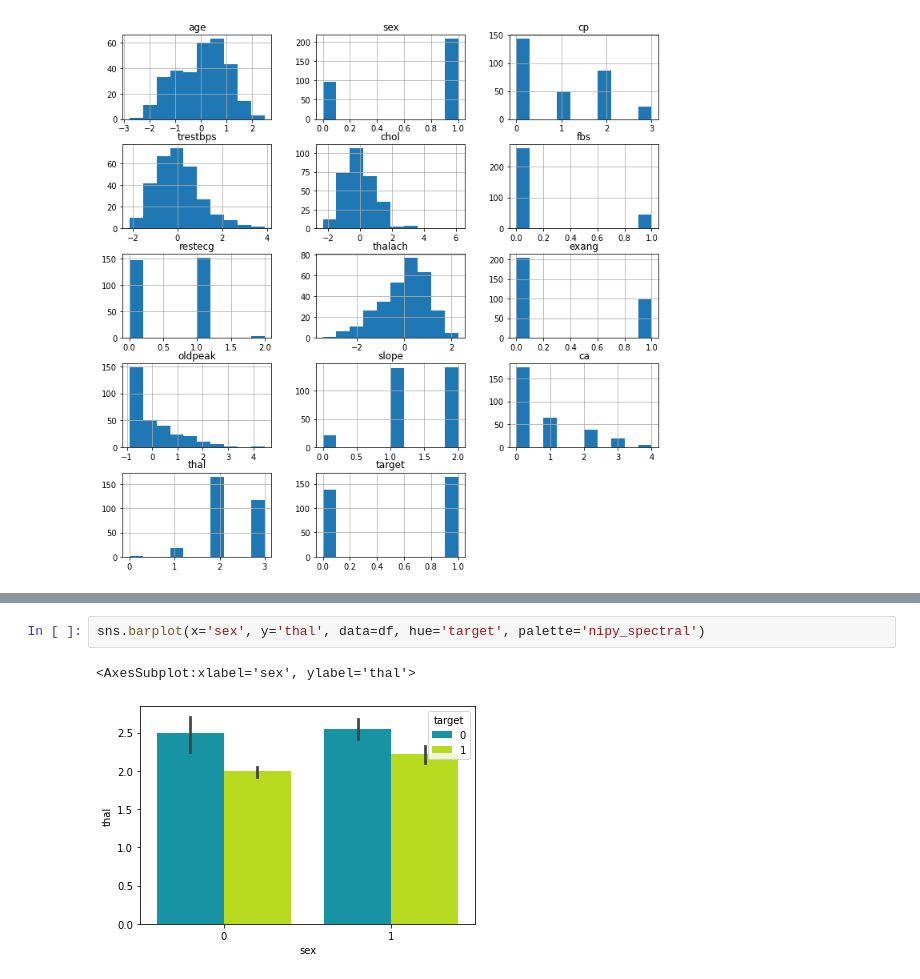
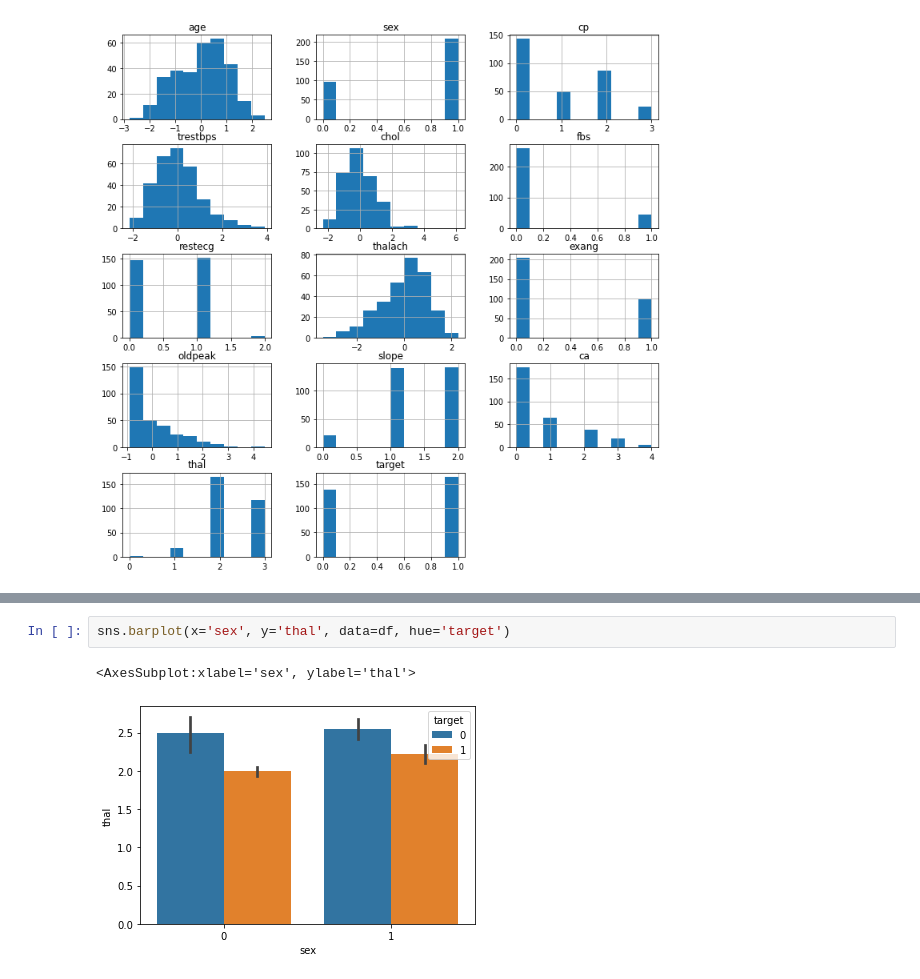
Before and after one commit to mshavliuk/BDA_project, a Jupyter notebook: bda_project_report.ipynb, the cells around one changed output, grey strips where cells are left out. Drawn from its saved outputs; the diff is of its cells as text.

```diff
--- a/bda_project_report.ipynb
+++ b/bda_project_report.ipynb
@@ -147,6 +131,6 @@ sns.barplot(x='sex', y='cp', hue='target', data=df, palette='cividis')
 # %%
-sns.barplot(x='sex', y='thal', data=df, hue='target', palette='nipy_spectral')
+sns.barplot(x='sex', y='thal', data=df, hue='target')
 # %% [output]
 <AxesSubplot:xlabel='sex', ylabel='thal'>
-[figure, old version]
+[figure, new version]
 # %%
```
Also changed, not shown: parts of 11 cells of this notebook.
